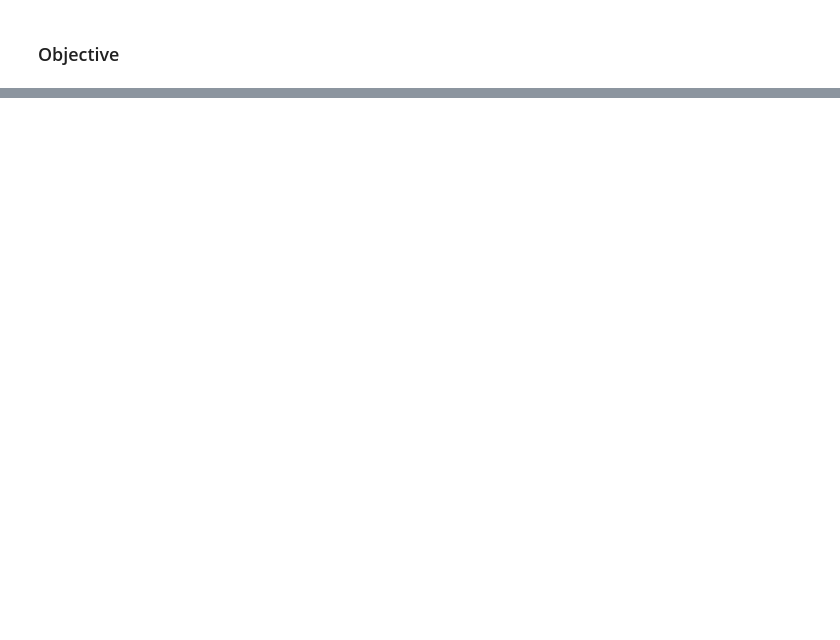
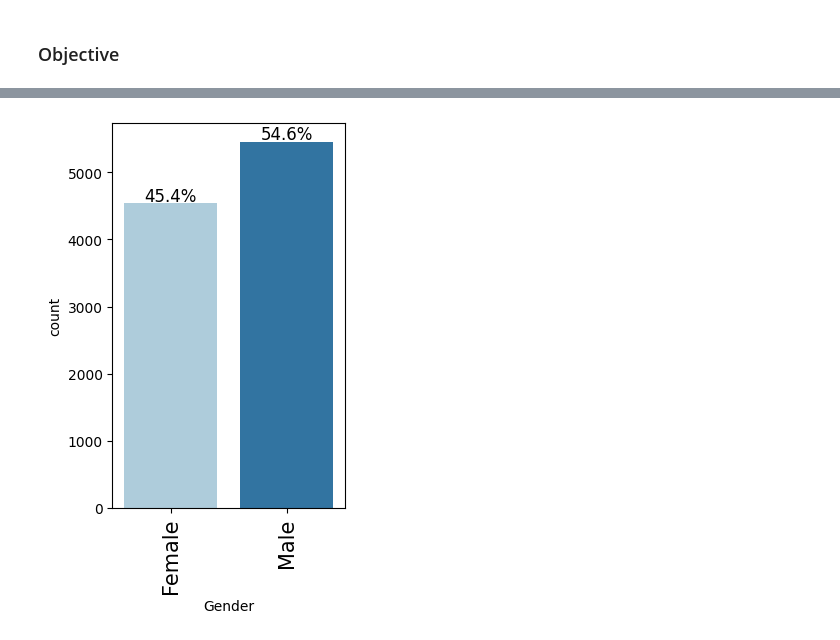
Before and after one commit to sandesha21/Bank-Churn-Prediction-AIML-Project, a Jupyter notebook: INN_Learner_Notebook_Full_code_sbadwaik_final_v2.ipynb, the cells around one changed output, grey strips where cells are left out. Cells and saved outputs as stored; diff of their text form; code cells hidden in the pictures; blank space fills up the shorter version.

```diff
--- a/INN_Learner_Notebook_Full_code_sbadwaik_final_v2.ipynb
+++ b/INN_Learner_Notebook_Full_code_sbadwaik_final_v2.ipynb
@@ -811,0 +381,5 @@ This enhanced bank churn prediction project demonstrates a comprehensive approac
+# %%
+# Plotting the percentage distribution of the target variable 'Gender' to understand class imbalance.
+labeled_barplot(ds, "Gender", perc=True)
+# %% [output]
+[figure, added]
```
Also changed, not shown: parts of 222 cells of this notebook.
